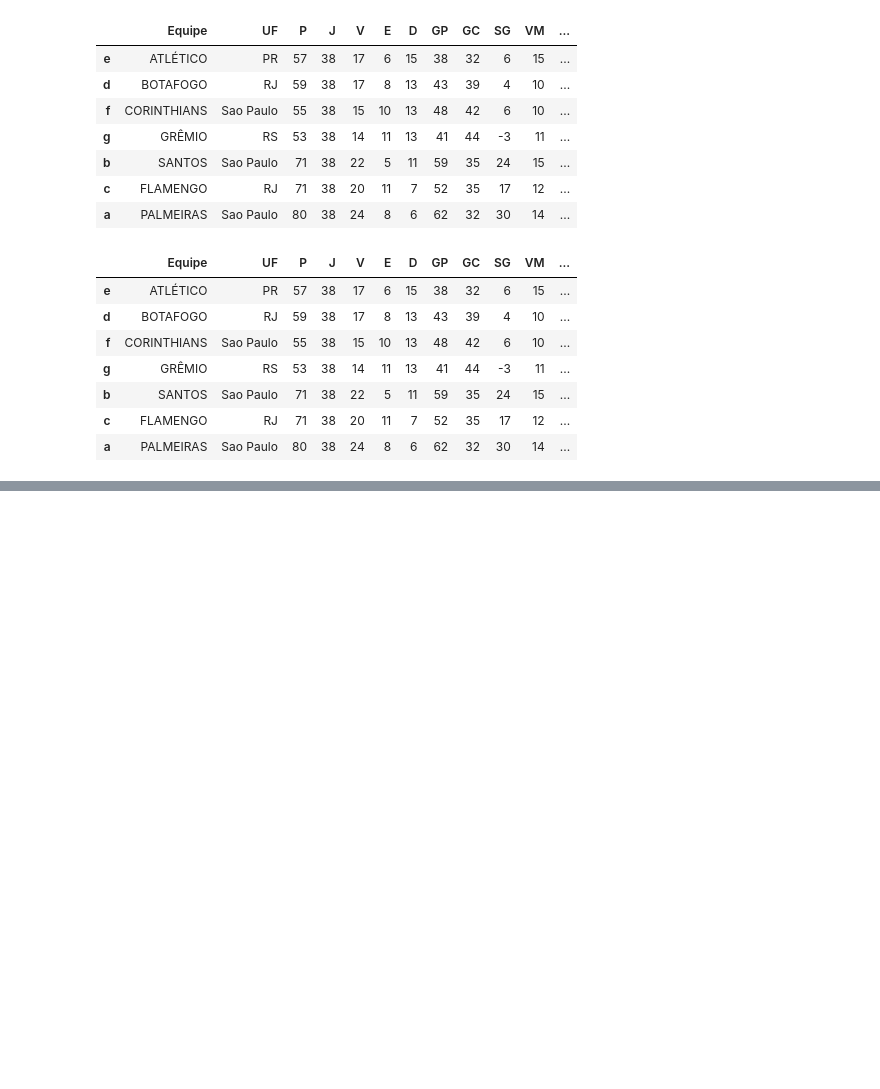
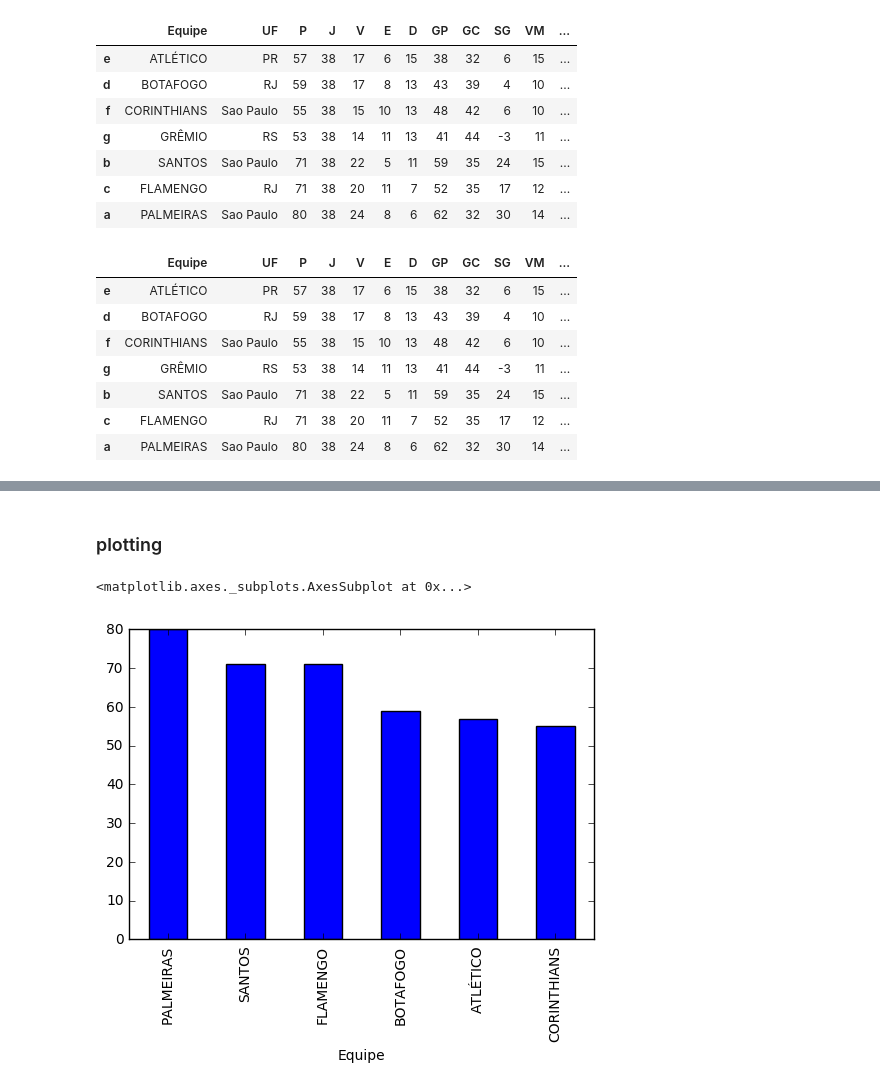
Before and after one commit to hitoshinagano/Locaweb_aulas, a Jupyter notebook: Aula 2017.ipynb, the cells around one changed output, grey strips where cells are left out. Cells and saved outputs as stored; diff of their text form; code cells hidden in the pictures; blank space fills up the shorter version.

```diff
--- a/Aula 2017.ipynb
+++ b/Aula 2017.ipynb
@@ -765,0 +934,2 @@ df
+# %%
+indice = list(df.index) + ['TABAJARA']
@@ -765,0 +962,2 @@ df
+# %%
+df = df.reindex(indice)
@@ -765,0 +1024,2 @@ df
+# %%
+df.loc['TABAJARA', 'P'] = 40
@@ -765,0 +1098,2 @@ df
+# %%
+df.drop('TABAJARA', inplace = True)
@@ -765,0 +1185,2 @@ df
+# %% [markdown]
+### plotting
@@ -765,0 +1189,5 @@ df
+# %%
+df.P.plot(kind='bar')
+# %% [output]
+<matplotlib.axes._subplots.AxesSubplot at 0x...>
+[figure, added]
```
Also changed, not shown: parts of 61 cells of this notebook.
